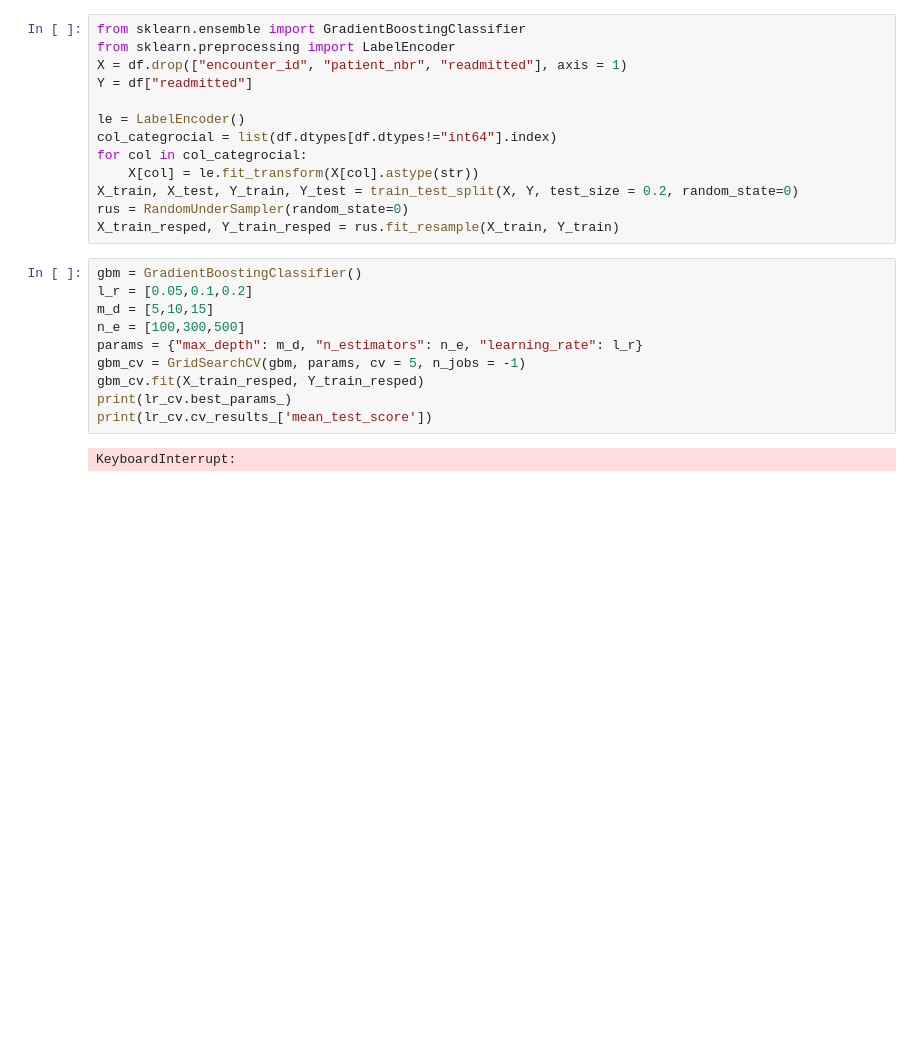
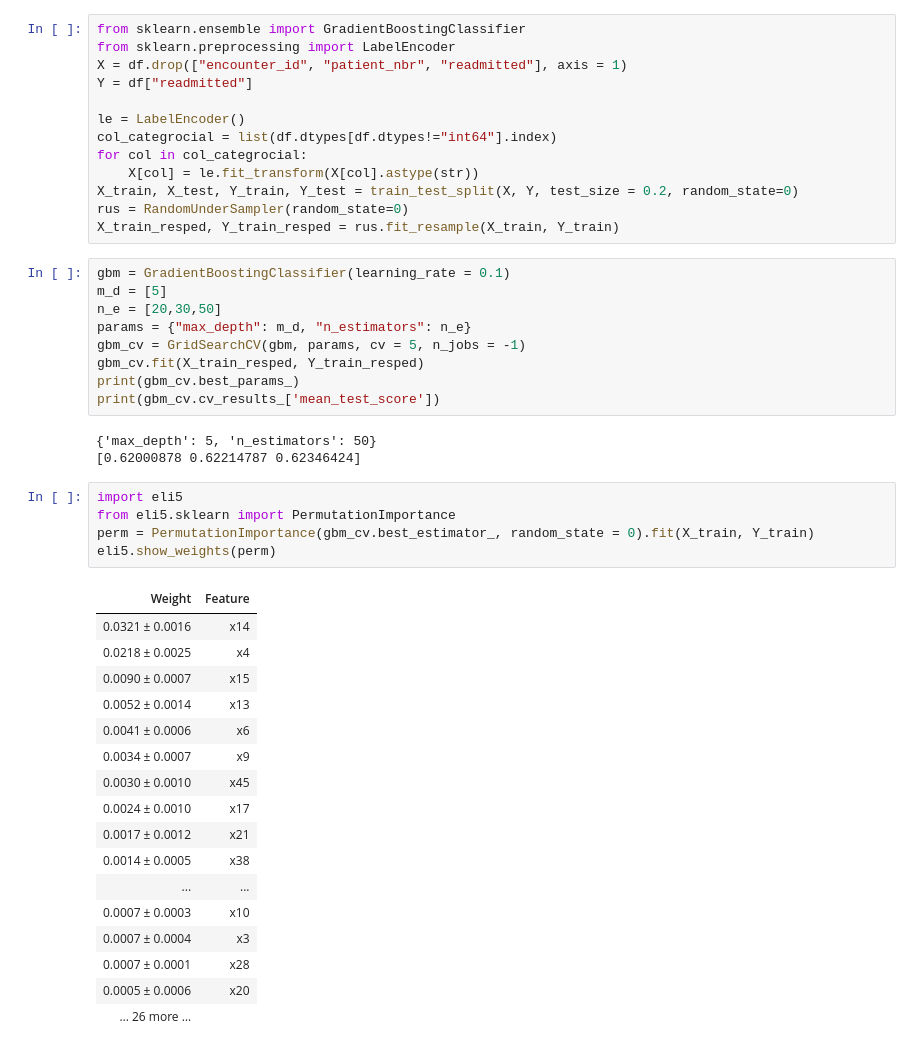
Before and after one commit to wowChelios/DS_TermProject, a Jupyter notebook: EDA_1.ipynb, the cells around one changed output. Drawn from its saved outputs; the diff is of its cells as text; blank space fills up the shorter version.

```diff
--- a/EDA_1.ipynb
+++ b/EDA_1.ipynb
@@ -225,14 +212,37 @@ X_train, X_test, Y_train, Y_test = train_test_split(X, Y, test_size = 0.2, rando
 rus = RandomUnderSampler(random_state=0)
 X_train_resped, Y_train_resped = rus.fit_resample(X_train, Y_train)
 # %%
-gbm = GradientBoostingClassifier()
-l_r = [0.05,0.1,0.2]
-m_d = [5,10,15]
-n_e = [100,300,500]
-params = {"max_depth": m_d, "n_estimators": n_e, "learning_rate": l_r}
+gbm = GradientBoostingClassifier(learning_rate = 0.1)
+m_d = [5]
+n_e = [20,30,50]
+params = {"max_depth": m_d, "n_estimators": n_e}
 gbm_cv = GridSearchCV(gbm, params, cv = 5, n_jobs = -1)
 gbm_cv.fit(X_train_resped, Y_train_resped)
-print(lr_cv.best_params_)
-print(lr_cv.cv_results_['mean_test_score'])
+print(gbm_cv.best_params_)
+print(gbm_cv.cv_results_['mean_test_score'])
 # %% [output]
-KeyboardInterrupt:
+{'max_depth': 5, 'n_estimators': 50}
+[0.62000878 0.62214787 0.62346424]
+# %%
+import eli5
+from eli5.sklearn import PermutationImportance
+perm = PermutationImportance(gbm_cv.best_estimator_, random_state = 0).fit(X_train, Y_train)
+eli5.show_weights(perm)
+# %% [output]
+| Weight | Feature |
+| 0.0321 ± 0.0016 | x14 |
+| 0.0218 ± 0.0025 | x4 |
+| 0.0090 ± 0.0007 | x15 |
+| 0.0052 ± 0.0014 | x13 |
+| 0.0041 ± 0.0006 | x6 |
+| 0.0034 ± 0.0007 | x9 |
+| 0.0030 ± 0.0010 | x45 |
+| 0.0024 ± 0.0010 | x17 |
+| 0.0017 ± 0.0012 | x21 |
+| 0.0014 ± 0.0005 | x38 |
+| ... | ... |
+| 0.0007 ± 0.0003 | x10 |
+| 0.0007 ± 0.0004 | x3 |
+| 0.0007 ± 0.0001 | x28 |
+| 0.0005 ± 0.0006 | x20 |
+| … 26 more … |  |
```
Also changed, not shown: parts of 14 cells of this notebook.
